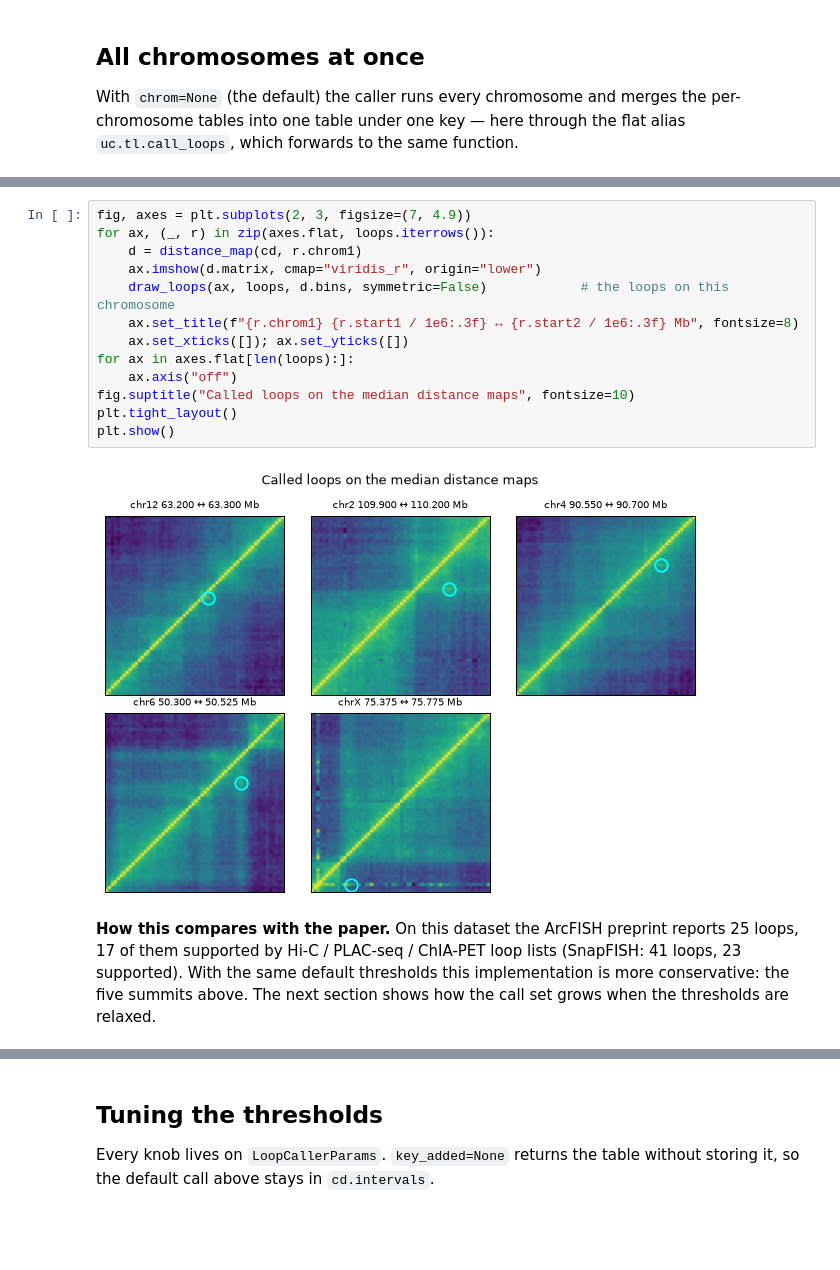
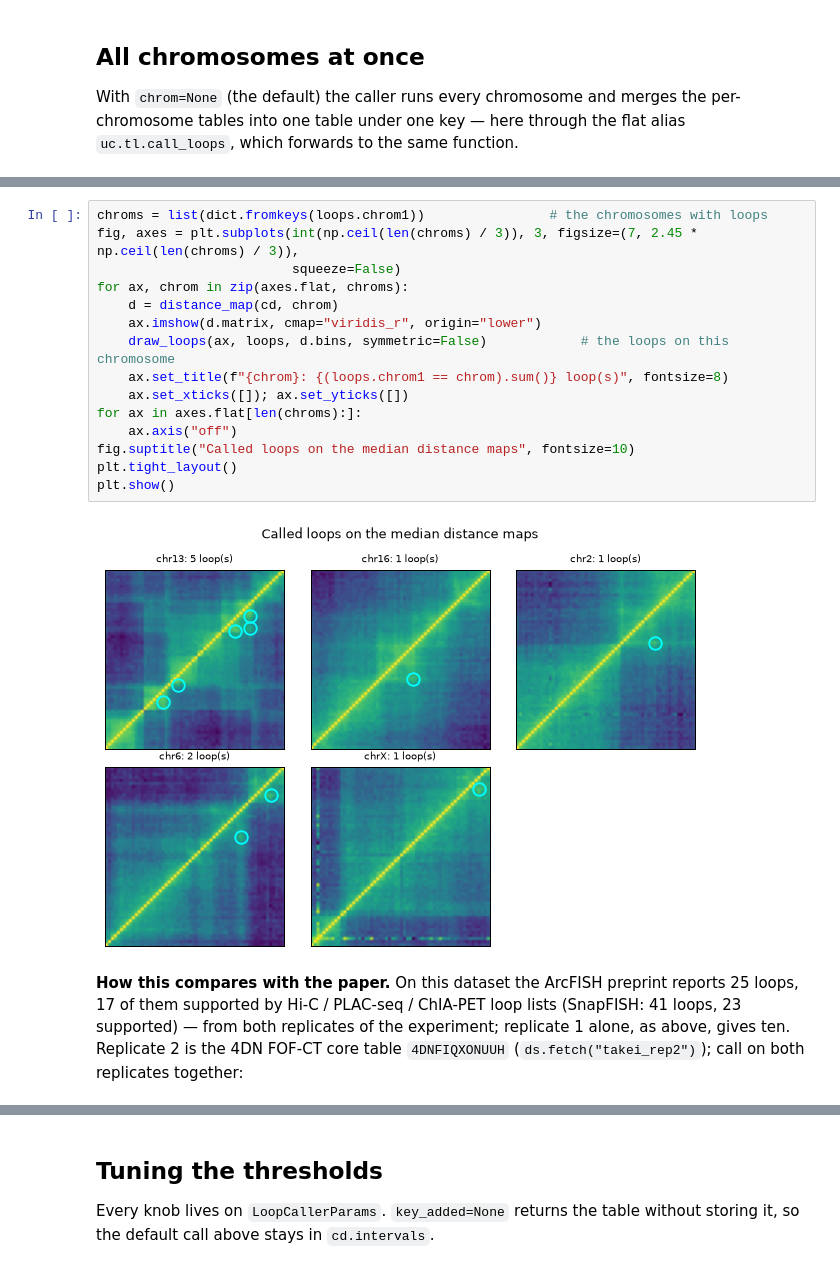
Before and after one commit to u-science-lab/U-Chrom, a Jupyter notebook: tutorials/loop_calling.ipynb, the cells around one changed output, grey strips where cells are left out. Saved outputs shown, nothing was run; the diff lists cells and outputs as text; blank space fills up the shorter version.

```diff
--- a/tutorials/loop_calling.ipynb
+++ b/tutorials/loop_calling.ipynb
@@ -170,21 +184,24 @@ loops[COLS]
 # %%
-fig, axes = plt.subplots(2, 3, figsize=(7, 4.9))
-for ax, (_, r) in zip(axes.flat, loops.iterrows()):
-    d = distance_map(cd, r.chrom1)
+chroms = list(dict.fromkeys(loops.chrom1))                # the chromosomes with loops
+fig, axes = plt.subplots(int(np.ceil(len(chroms) / 3)), 3, figsize=(7, 2.45 * np.ceil(len(chroms) / 3)),
+                         squeeze=False)
+for ax, chrom in zip(axes.flat, chroms):
+    d = distance_map(cd, chrom)
     ax.imshow(d.matrix, cmap="viridis_r", origin="lower")
     draw_loops(ax, loops, d.bins, symmetric=False)            # the loops on this chromosome
-    ax.set_title(f"{r.chrom1} {r.start1 / 1e6:.3f} ↔ {r.start2 / 1e6:.3f} Mb", fontsize=8)
+    ax.set_title(f"{chrom}: {(loops.chrom1 == chrom).sum()} loop(s)", fontsize=8)
     ax.set_xticks([]); ax.set_yticks([])
-for ax in axes.flat[len(loops):]:
+for ax in axes.flat[len(chroms):]:
     ax.axis("off")
 fig.suptitle("Called loops on the median distance maps", fontsize=10)
 plt.tight_layout()
 plt.show()
 # %% [output]
-[figure, old version]
+[figure, new version]
 # %% [markdown]
 **How this compares with the paper.**  On this dataset the ArcFISH preprint
 reports 25 loops, 17 of them supported by Hi-C / PLAC-seq / ChIA-PET loop
-lists (SnapFISH: 41 loops, 23 supported).  With the same default thresholds
-this implementation is more conservative: the five summits above.  The
-next section shows how the call set grows when the thresholds are relaxed.
+lists (SnapFISH: 41 loops, 23 supported) — from both replicates of the
+experiment; replicate 1 alone, as above, gives ten.  Replicate 2 is the 4DN
+FOF-CT core table `4DNFIQXONUUH` (`ds.fetch("takei_rep2")`); call on both
+replicates together:
```
Also changed, not shown: parts of 17 cells of this notebook, 34 other files.
